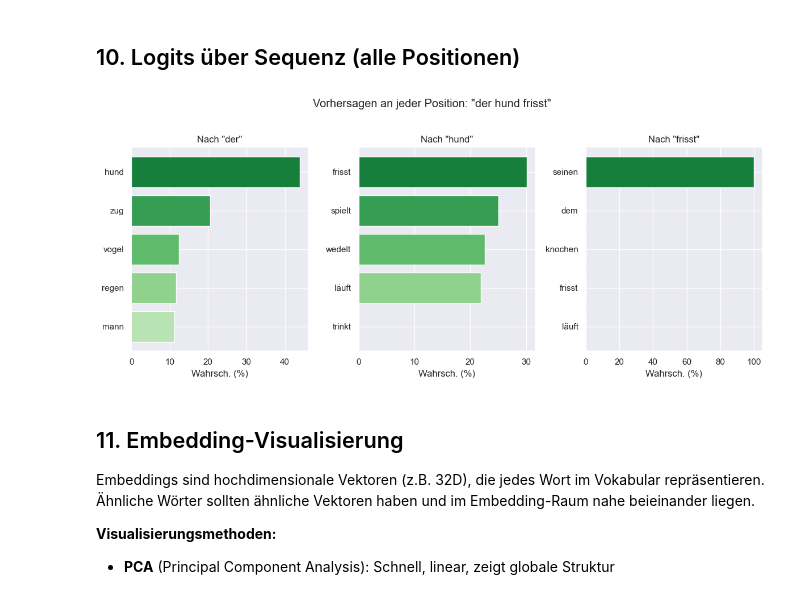
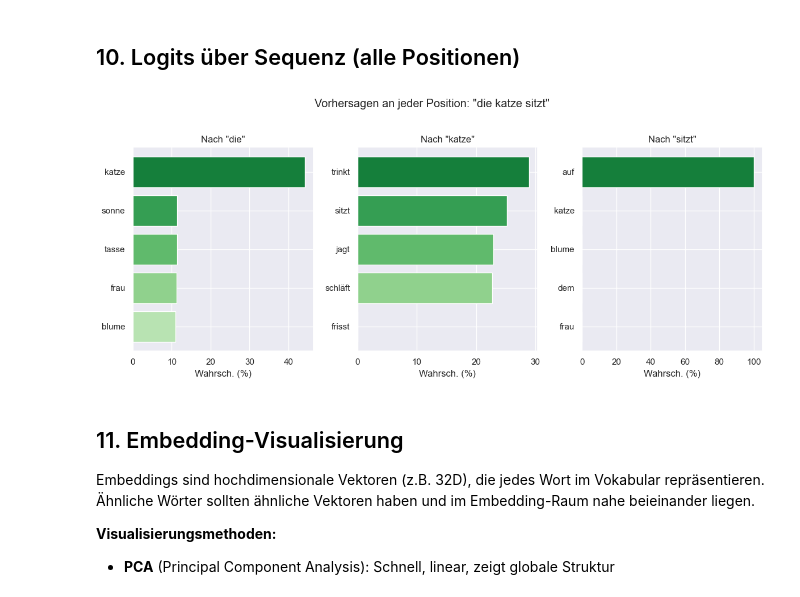
Before and after one commit to framem/lm-stack, a Jupyter notebook: languageModel/notebooks/logits_visualization.ipynb, the cells around one changed output. Saved outputs shown, nothing was run; the diff lists cells and outputs as text; code cells hidden in the pictures.

```diff
--- a/languageModel/notebooks/logits_visualization.ipynb
+++ b/languageModel/notebooks/logits_visualization.ipynb
@@ -461,35 +544,35 @@ def plot_sequence_logits(model, tokenizer, text, top_k=5):
     words = text.lower().split()
 
     with torch.no_grad():
         input_tensor = torch.tensor(tokens).unsqueeze(0)
         all_logits = model(input_tensor)[0]  # [seq_len, vocab_size]
 
     fig, axes = plt.subplots(1, len(words), figsize=(4*len(words), 5))
     if len(words) == 1:
         axes = [axes]
 
     for pos, (ax, word) in enumerate(zip(axes, words)):
         logits = all_logits[pos].numpy()
         probs = F.softmax(torch.tensor(logits), dim=-1).numpy()
 
         top_indices = np.argsort(probs)[-top_k:][::-1]
         top_probs = probs[top_indices]
         top_words = [tokenizer.idx_to_word.get(i, "?")[:8] for i in top_indices]
 
         ax.barh(range(top_k), top_probs * 100, color=plt.cm.Greens(np.linspace(0.8, 0.3, top_k)))
         ax.set_yticks(range(top_k))
         ax.set_yticklabels(top_words)
         ax.set_xlabel('Wahrsch. (%)')
         ax.set_title(f'Nach "{word}"')
         ax.invert_yaxis()
 
     plt.suptitle(f'Vorhersagen an jeder Position: "{text}"', y=1.02)
     plt.tight_layout()
     plt.show()
 
-plot_sequence_logits(model, tokenizer, "der hund frisst")
+plot_sequence_logits(model, tokenizer, "die katze sitzt")
 # %% [output]
-[figure, old version]
+[figure, new version]
 # %% [markdown]
 ## 11. Embedding-Visualisierung
 
```
Also changed, not shown: parts of 6 cells of this notebook.
